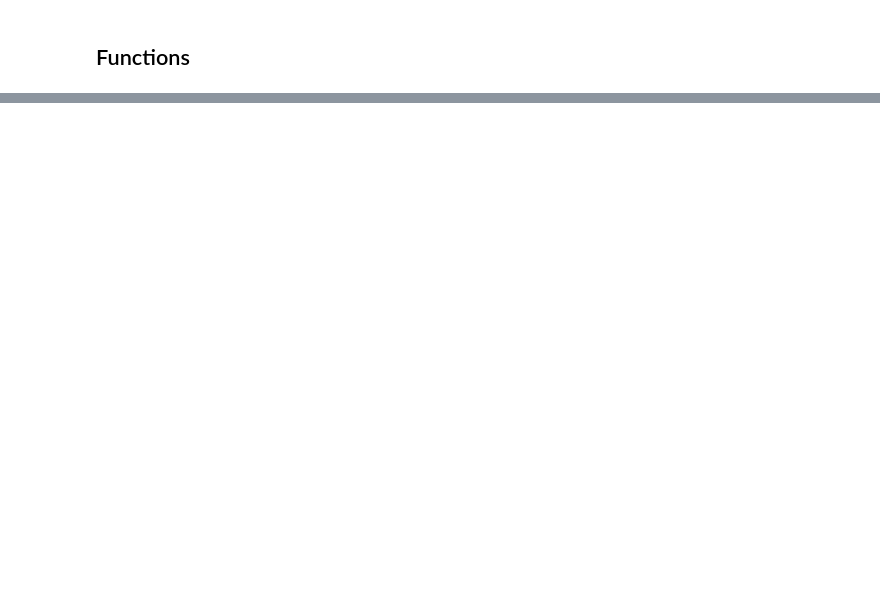
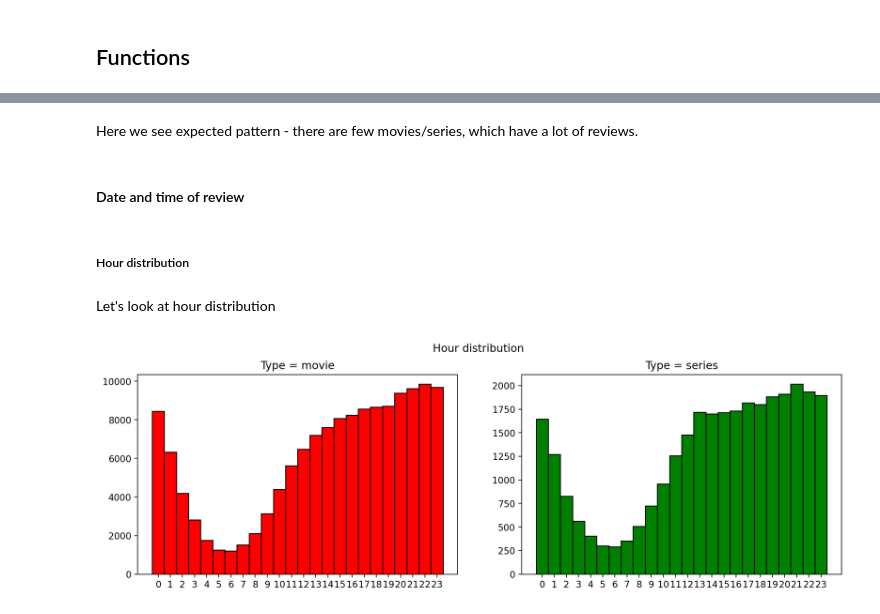
Before and after one commit to Extremesarova/shows_sentiment_analysis, a Jupyter notebook: notebooks/01_eda.ipynb, the cells around one changed output, grey strips where cells are left out. Saved outputs shown, nothing was run; the diff lists cells and outputs as text; code cells hidden in the pictures; blank space fills up the shorter version.

```diff
--- a/notebooks/01_eda.ipynb
+++ b/notebooks/01_eda.ipynb
@@ -23,4 +44,4 @@ SEED = 42
 # %%
-RELATIVE_PATH = os.path.join("../", "data")
+CLEANED_REVIEWS_PATH = os.path.join("../", "data")
 # %% [markdown]
 ## Functions
@@ -109,0 +64,3 @@ plot_frequency_distribution_of_ngrams(
+# %%
+reviews = pd.read_parquet(os.path.join(CLEANED_REVIEWS_PATH, "reviews_full.parquet"))
+reviews.info()
@@ -109,0 +133,5 @@ plot_frequency_distribution_of_ngrams(
+# %%
+reviews = reviews.query("sentiment != 'neutral'")
+reviews["sentiment"] = reviews["sentiment"].cat.remove_unused_categories()
+
+reviews.shape
@@ -109,0 +287,18 @@ plot_frequency_distribution_of_ngrams(
+# %% [markdown]
+Here we see expected pattern - there are few movies/series, which have a lot of reviews.
+# %% [markdown]
+#### Date and time of review
+# %%
+reviews["hour"] = reviews["datetime"].dt.hour
+reviews["weekday"] = reviews["datetime"].dt.weekday
+reviews["month"] = reviews["datetime"].dt.month - 1
+# %% [markdown]
+##### Hour distribution
+# %% [markdown]
+Let's look at hour distribution
+# %%
+plot_dt_per_type(
+    dataframe=reviews, column="hour", title="Hour distribution", title_shift=1.0
+)
+# %% [output]
+[figure, added]
```
Also changed, not shown: parts of 117 cells of this notebook, 1 other file.
